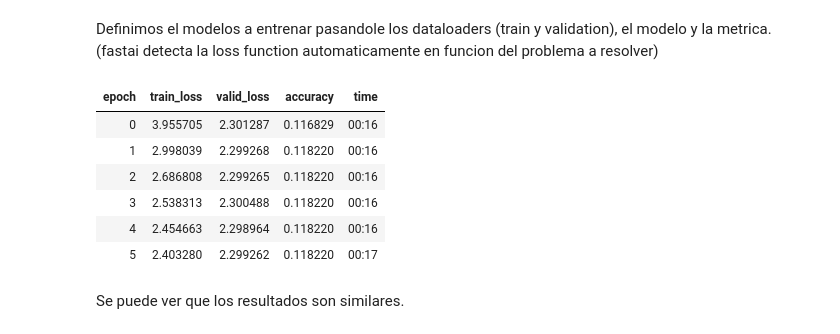
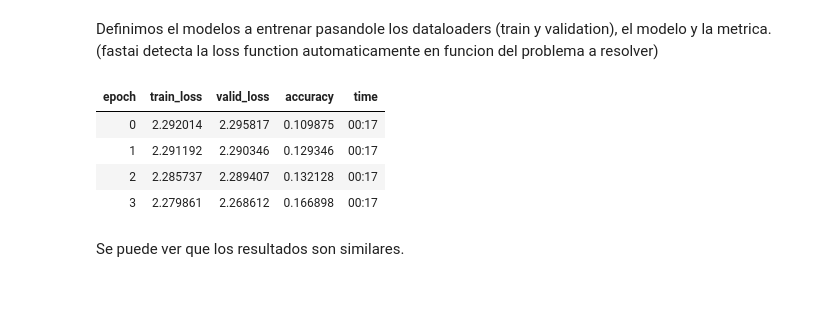
Before and after one commit to tomiambro/ap_automatico, a Jupyter notebook: tp2pytorch.ipynb, the cells around one changed output. Saved outputs shown, nothing was run; the diff lists cells and outputs as text; code cells hidden in the pictures; blank space fills up the shorter version.

```diff
--- a/tp2pytorch.ipynb
+++ b/tp2pytorch.ipynb
@@ -334,16 +332,14 @@ Definimos el modelos a entrenar pasandole los dataloaders (train y validation),
 fs_model = CNN()
 learn = Learner(dls, fs_model, metrics=accuracy)
 # %%
-# lr = 0.002
-learn.fit(6, lr=lr)
+lr = 0.002
+learn.fit(4, lr=lr)
 # %% [output]
 | epoch | train_loss | valid_loss | accuracy | time |
-| 0 | 3.955705 | 2.301287 | 0.116829 | 00:16 |
-| 1 | 2.998039 | 2.299268 | 0.118220 | 00:16 |
-| 2 | 2.686808 | 2.299265 | 0.118220 | 00:16 |
-| 3 | 2.538313 | 2.300488 | 0.118220 | 00:16 |
-| 4 | 2.454663 | 2.298964 | 0.118220 | 00:16 |
-| 5 | 2.403280 | 2.299262 | 0.118220 | 00:17 |
+| 0 | 2.292014 | 2.295817 | 0.109875 | 00:17 |
+| 1 | 2.291192 | 2.290346 | 0.129346 | 00:17 |
+| 2 | 2.285737 | 2.289407 | 0.132128 | 00:17 |
+| 3 | 2.279861 | 2.268612 | 0.166898 | 00:17 |
 # %% [markdown]
 Se puede ver que los resultados son similares.
 # %% [markdown]
```
Also changed, not shown: parts of 9 cells of this notebook.
